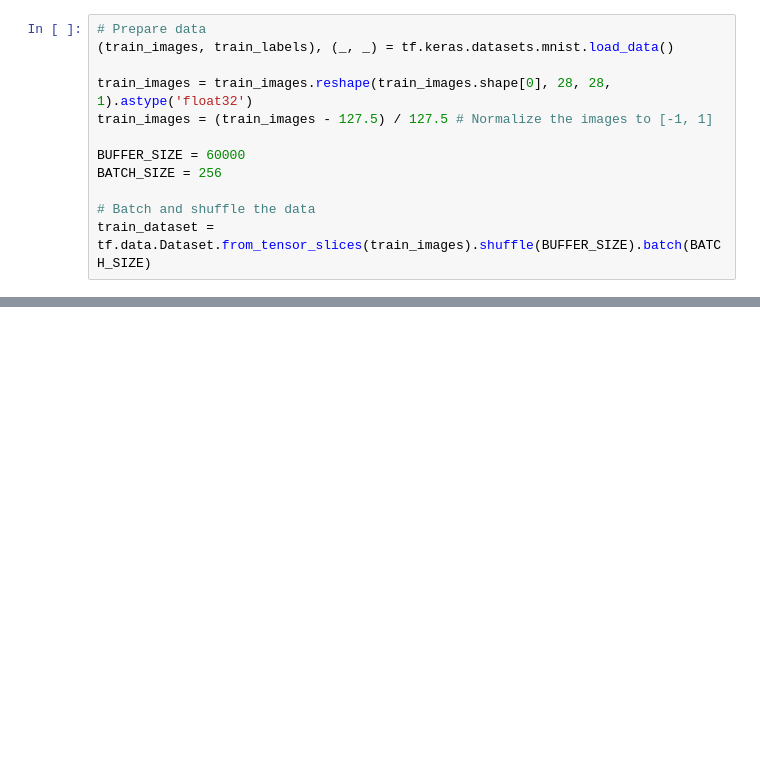
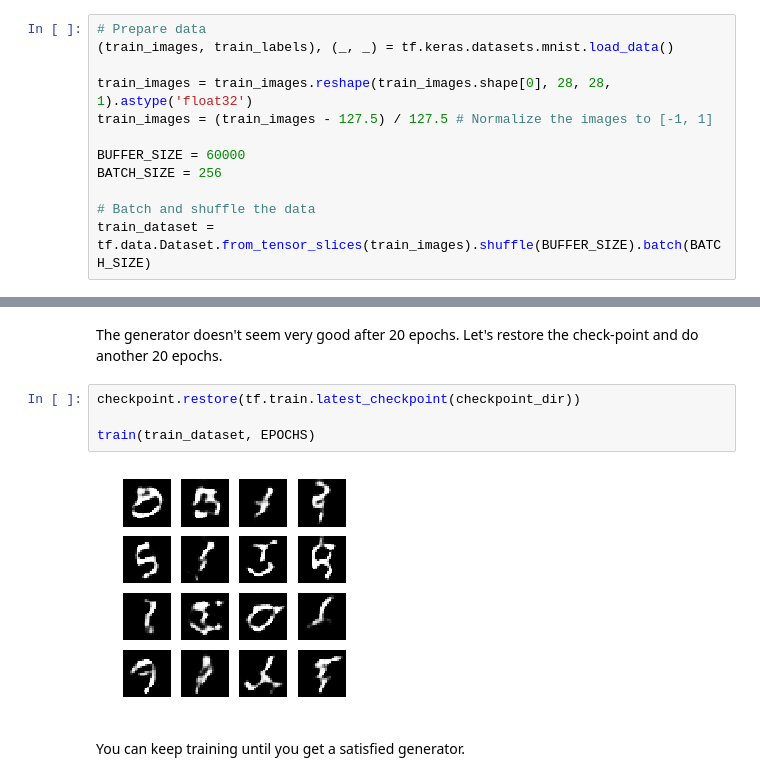
Before and after one commit to tingsyo/course_2020Q3_representation_learning, a Jupyter notebook: notebooks/06_Generative_Adversarial_Networks.ipynb, the cells around one changed output, grey strips where cells are left out. Drawn from its saved outputs; the diff is of its cells as text; blank space fills up the shorter version.

```diff
--- a/notebooks/06_Generative_Adversarial_Networks.ipynb
+++ b/notebooks/06_Generative_Adversarial_Networks.ipynb
@@ -65,0 +279,10 @@ plt.hist(train_images.flatten())
+# %% [markdown]
+The generator doesn't seem very good after 20 epochs. Let's restore the check-point and do another 20 epochs.
+# %%
+checkpoint.restore(tf.train.latest_checkpoint(checkpoint_dir))
+
+train(train_dataset, EPOCHS)
+# %% [output]
+[figure, added]
+# %% [markdown]
+You can keep training until you get a satisfied generator.
```
Also changed, not shown: parts of 15 cells of this notebook, 1 other file.
